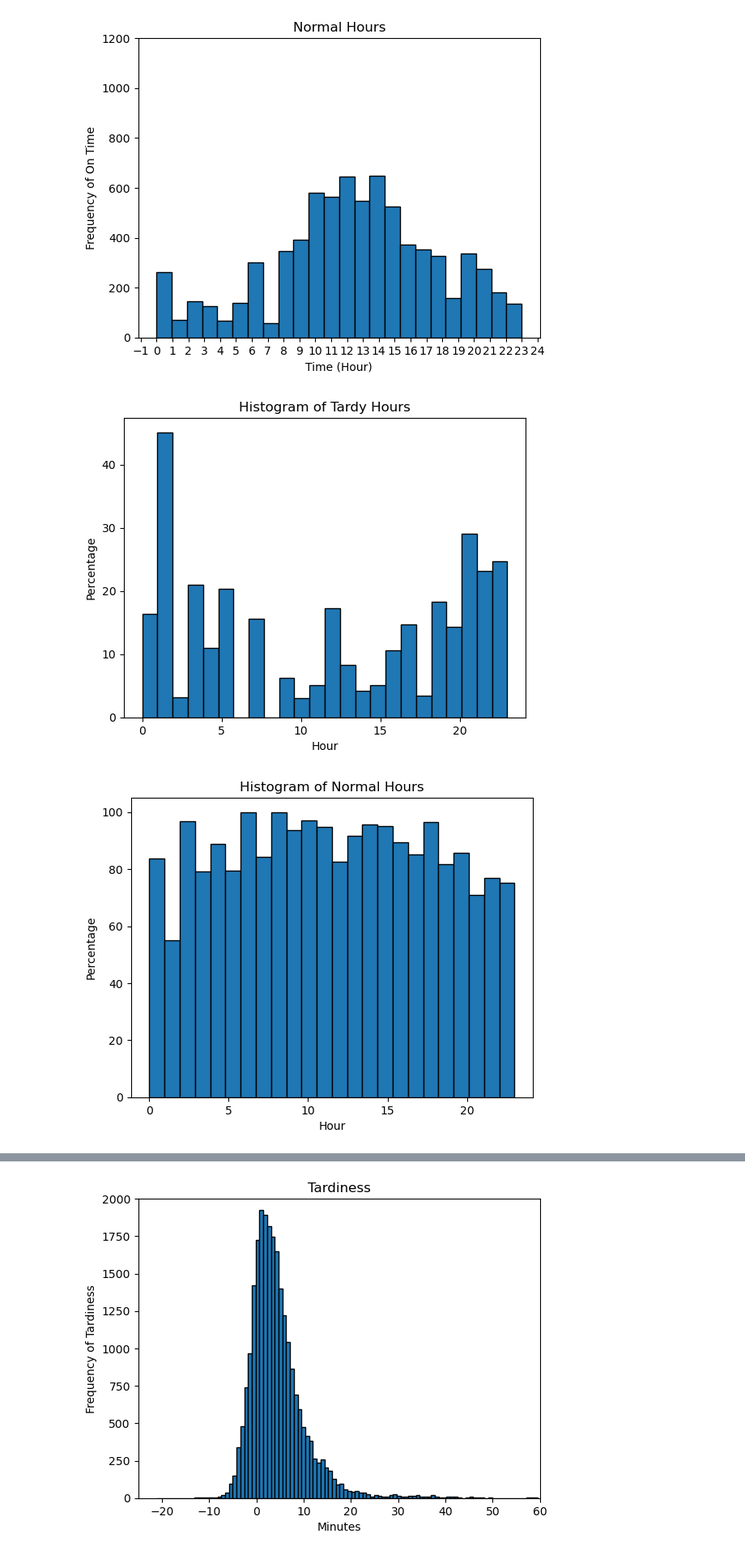
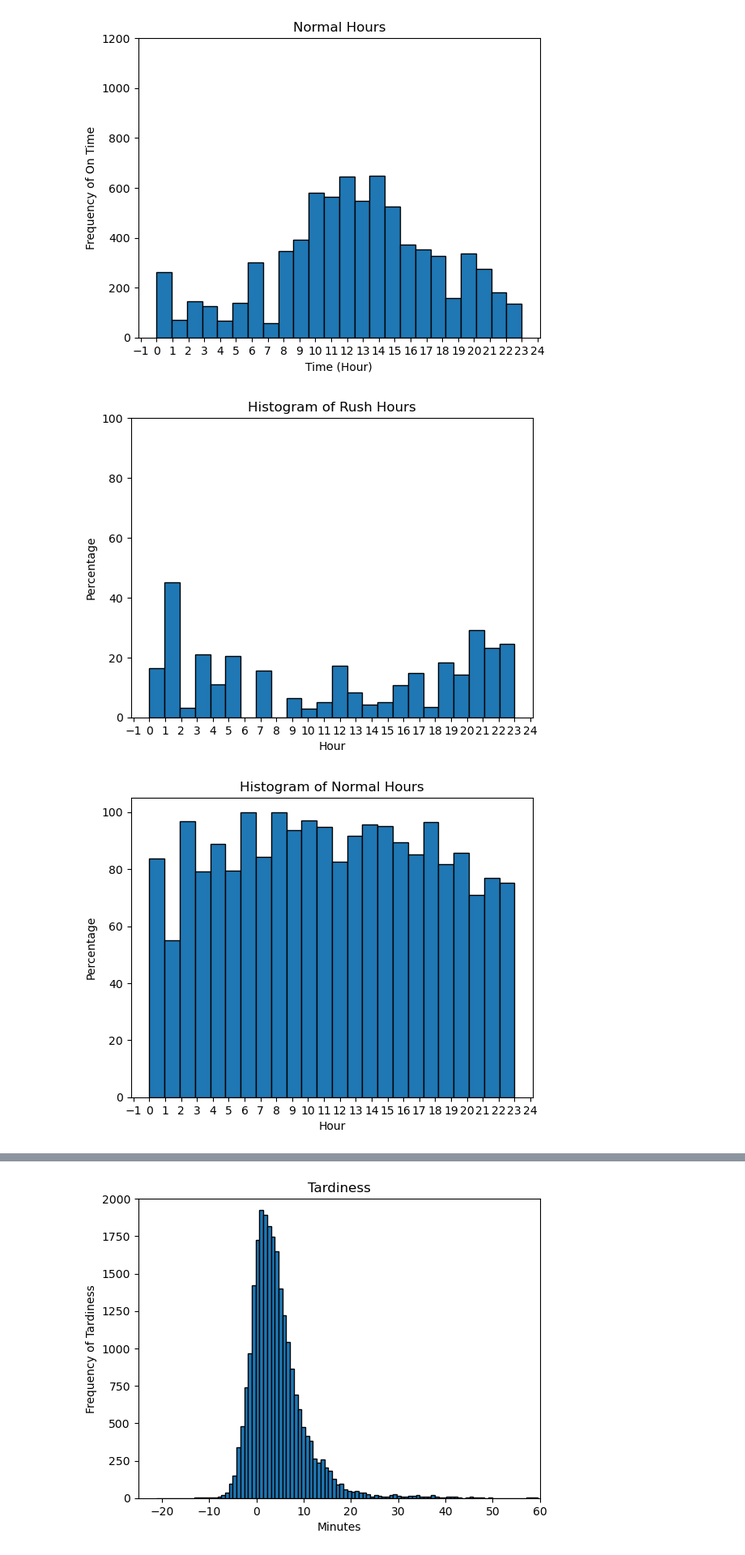
Before and after one commit to tommyli03/citylink-data-analysis, a Jupyter notebook: hello.ipynb, the cells around one changed output, grey strips where cells are left out. Shown at 81% size. Drawn from its saved outputs; the diff is of its cells as text; code cells hidden in the pictures.

```diff
--- a/hello.ipynb
+++ b/hello.ipynb
@@ -99,36 +99,40 @@ plt.bar(bin_edges[:-1], percentages, align='edge', width=np.diff(bin_edges), edg
 
 # Add labels and title
 plt.xlabel('Hour')
 plt.ylabel('Percentage')
-plt.title('Histogram of Tardy Hours')
+plt.title('Histogram of Rush Hours')
+plt.ylim(0, 100)
+plt.gca().xaxis.set_major_locator(ticker.MultipleLocator(1))
 
 # Display the plot
 plt.show()
 
 ##############################################################################################################
 
 plt.hist(normal_hours, bins=24)
 
 # Calculate the histogram counts and bin edges
 counts, bin_edges, _ = plt.hist(normal_hours, bins=24)
 
 # Calculate the percentages
 percentages = (counts / hour_count) * 100
 
 # Plotting with percentages on the y-axis
 plt.clf()  # Clear the previous plot
 plt.bar(bin_edges[:-1], percentages, align='edge', width=np.diff(bin_edges), edgecolor = 'black')
 
 # Add labels and title
 plt.xlabel('Hour')
 plt.ylabel('Percentage')
 plt.title('Histogram of Normal Hours')
+plt.gca().xaxis.set_major_locator(ticker.MultipleLocator(1))
+
 
 # Display the plot
 plt.show()
 # %% [output]
-[figure, old version]
+[figure, new version]
-[figure, old version]
+[figure, new version]
 # %%
 # Create a histogram plot
 plt.hist(difference_times_total, bins=100, alpha = 0.3, label='Total')
```
Also changed, not shown: parts of 5 cells of this notebook.
